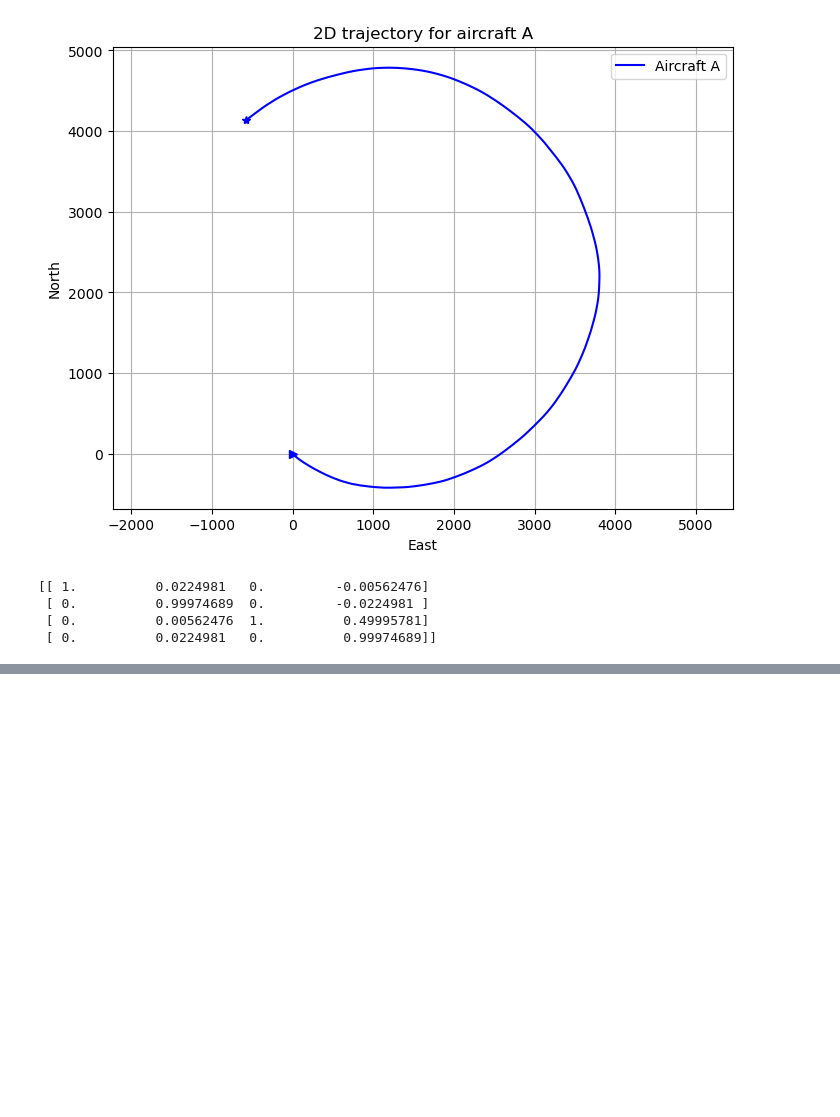
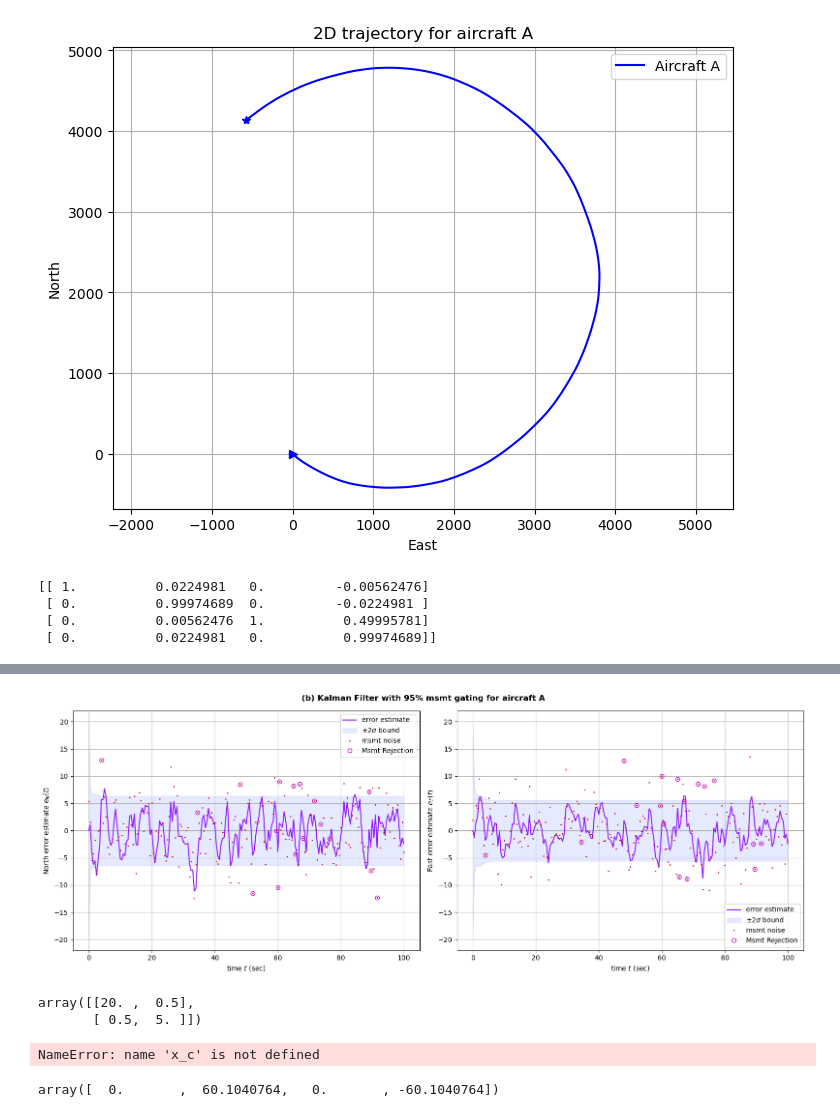
Before and after one commit to valentine-alia/MAE-6760, a Jupyter notebook: HW3/HW3_2.ipynb, the cells around one changed output, grey strips where cells are left out. Cells and saved outputs as stored; diff of their text form; code cells hidden in the pictures; blank space fills up the shorter version.

```diff
--- a/HW3/HW3_2.ipynb
+++ b/HW3/HW3_2.ipynb
@@ -199,3 +255,37 @@ plt.tight_layout()
+# %%
+# uncomment lines below to output the percent of msmts rejected
+# print("(b) percent msmts rejected:",Nrej/nk*100)
+
+fig, axs = plt.subplots(1,2,figsize=(16,6))
+
+plot_estimator(tvec,xhatu[0,:],Pu[0,0,:],x_A[0,:],plot_type='error',z=z_A[0,:],ax=axs[0])
+# uncomment the line below to add msmt rejections to the plot
+axs[0].plot(Trej, Erej[0,:], 'mo', fillstyle='none', label='Msmt Rejection')
+axs[0].set_ylabel("North error estimate $e_N(t)$")
+axs[0].legend()
+
+plot_estimator(tvec,xhatu[2,:],Pu[2,2,:],x_A[2,:],plot_type='error',z=z_A[1,:],ax=axs[1])
+# uncomment the line below to add msmt rejections to the plot
+axs[1].plot(Trej, Erej[1,:], 'mo', fillstyle='none', label='Msmt Rejection')
+axs[1].set_ylabel("East error estimate $e_E(t)$")
+axs[1].legend()
+plt.suptitle("(b) Kalman Filter with 95% msmt gating for aircraft A", fontweight='bold')
+plt.tight_layout()
+# %% [output]
+[figure, added]
+# %%
+Q_A
+# %% [output]
+array([[20. ,  0.5],
+       [ 0.5,  5. ]])
+# %%
+x_c.T[0]
+# %% [output]
+NameError: name 'x_c' is not defined
+# %%
+x0_A
+# %% [output]
+array([  0.       ,  60.1040764,   0.       , -60.1040764])
 # %%
 # ============================================================
 # (c) Process Noise Tuning + Filter Integrity
```
Also changed, not shown: parts of 5 cells of this notebook.
